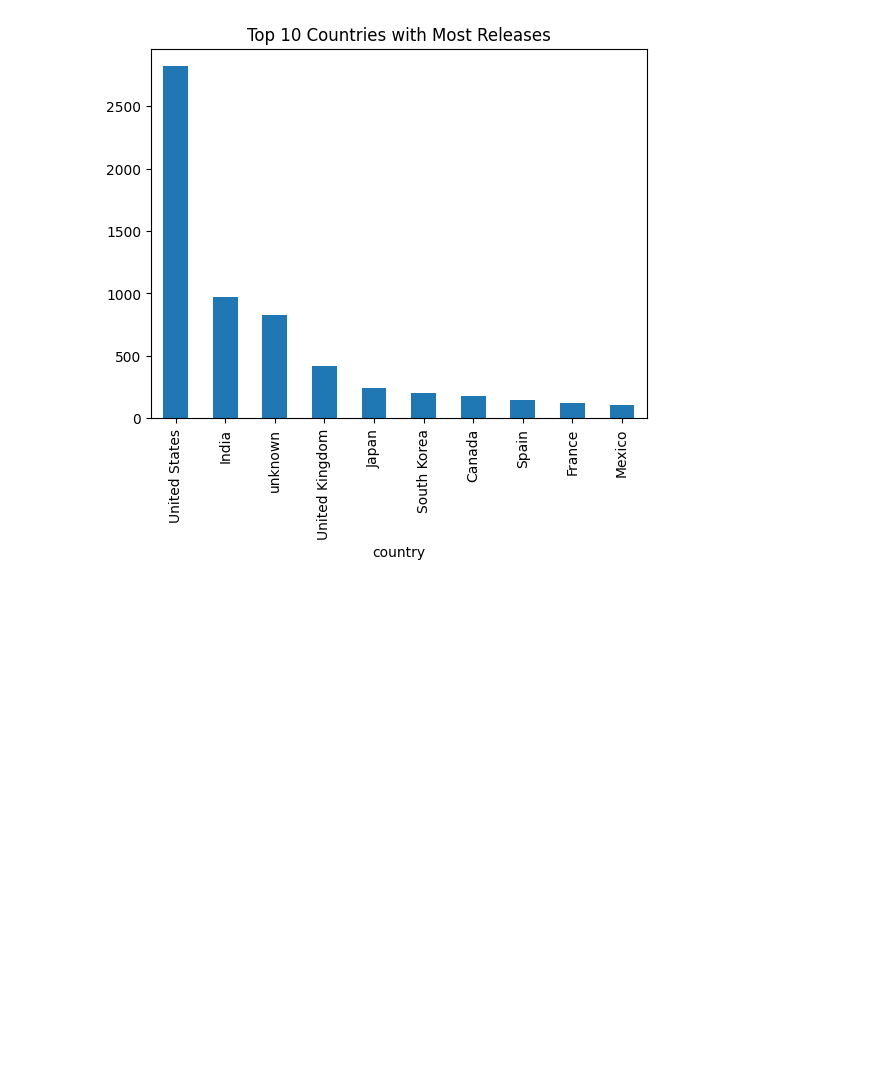
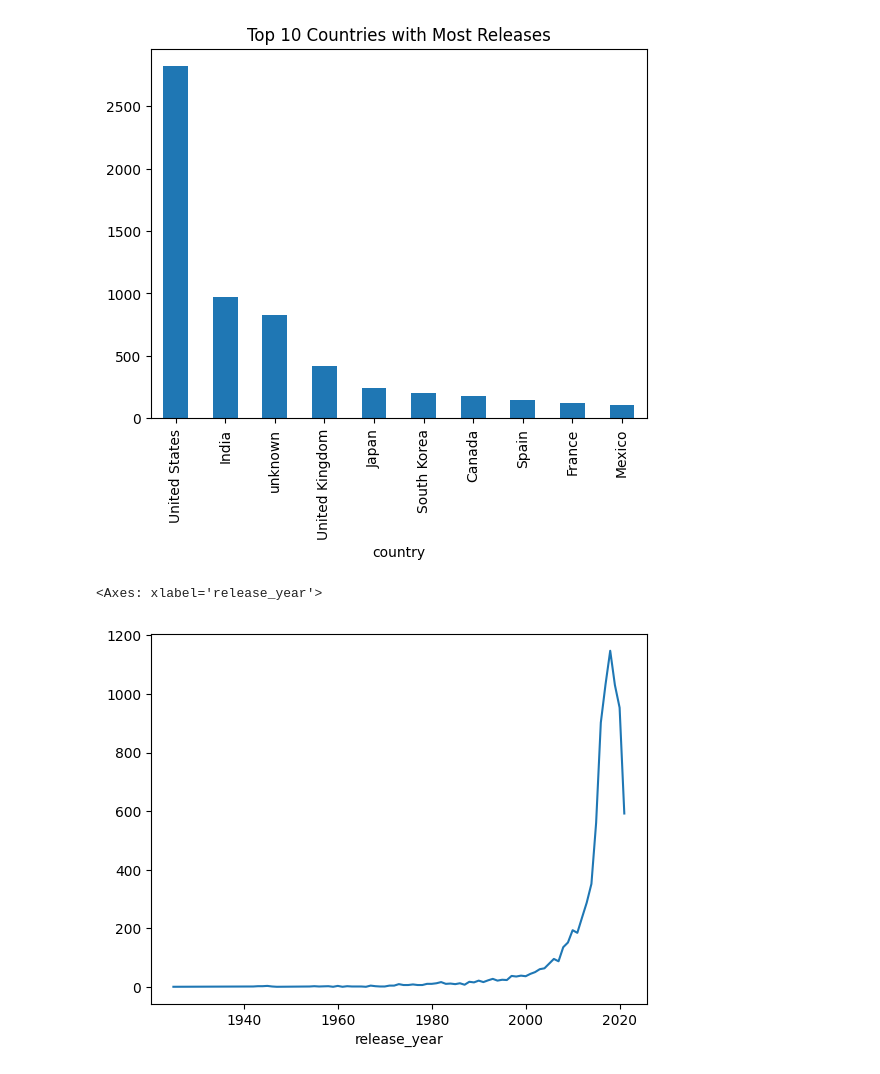
Before and after one commit to harshitrana672/Exploratory_Data_Analysis, a Jupyter notebook: NetflixAnalysis.ipynb, the cells around one changed output. Saved outputs shown, nothing was run; the diff lists cells and outputs as text; code cells hidden in the pictures; blank space fills up the shorter version.

```diff
--- a/NetflixAnalysis.ipynb
+++ b/NetflixAnalysis.ipynb
@@ -255,7 +256,7 @@ dtype: object
 # %%
 df['date_added'] = pd.to_datetime(df['date_added_clean'], format='%B %d, %Y', errors='coerce')
 # %%
-df=df.drop('matches_expected_format',axis=1)
+df=df.drop('date_added_clean',axis=1)
 # %%
 df.columns
 # %% [output]
@@ -356,3 +357,8 @@ top_countries.plot(kind='bar',title='Top 10 Countries with Most Releases')
 # %% [output]
 <Axes: title={'center': 'Top 10 Countries with Most Releases'}, xlabel='country'>
 [figure]
+# %%
+df['release_year'].value_counts().sort_index().plot(kind='line')
+# %% [output]
+<Axes: xlabel='release_year'>
+[figure, added]
```
Also changed, not shown: parts of 8 cells of this notebook.
